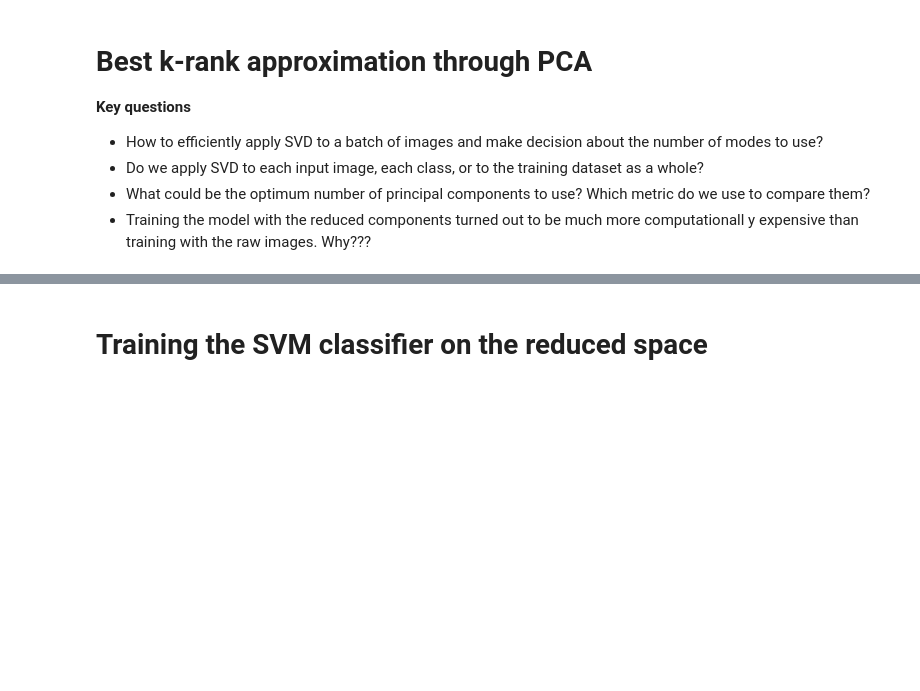
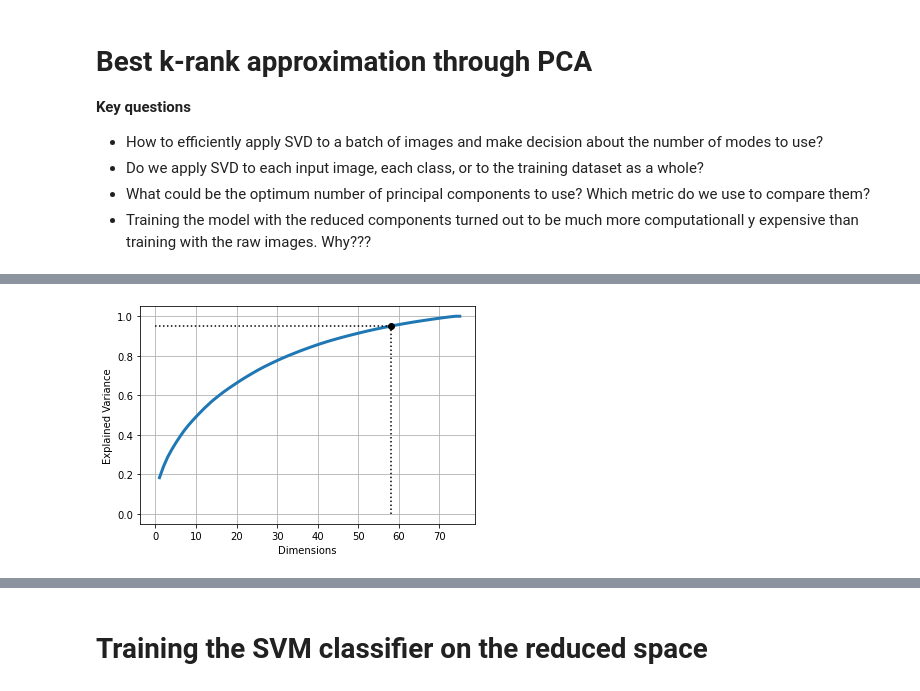
Before and after one commit to sehenaoga/image_classification, a Jupyter notebook: classifiers/SVM_classifier.ipynb, the cells around one changed output, grey strips where cells are left out. Cells and saved outputs as stored; diff of their text form; code cells hidden in the pictures; blank space fills up the shorter version.

```diff
--- a/classifiers/SVM_classifier.ipynb
+++ b/classifiers/SVM_classifier.ipynb
@@ -194,7 +233,8 @@ y_pred_test
 - Training the model with the reduced components turned out to be much more computationall y expensive than training with the raw images. Why???
 # %%
 pca = PCA();
-pca.fit(X_train)
+X_train_centered = X_train - X_train.mean(axis=0) # Test dataset
+pca.fit(X_train_centered)
 cumsum = np.cumsum(pca.explained_variance_ratio_)  #Note that the max number of singular values is the number of images in X_train
 d = np.argmax(cumsum >= 0.95) + 1
 # %%
@@ -202,15 +244,17 @@ d
 # %%
 plt.figure(figsize=(6,4))
-plt.plot(cumsum, linewidth=3)
+plt.plot(range(1,len(cumsum)+1),cumsum, linewidth=3)
 #plt.axis([0, 400, 0, 1])
 plt.xlabel("Dimensions")
 plt.ylabel("Explained Variance")
 plt.plot([d, d], [0, 0.95], "k:")
 plt.plot([0, d], [0.95, 0.95], "k:")
 plt.plot(d, 0.95, "ko")
 #plt.annotate("Elbow", xy=(65, 0.85), xytext=(70, 0.7),
 #             arrowprops=dict(arrowstyle="->"), fontsize=16)
 plt.grid(True)
 plt.show()
+# %% [output]
+[figure, added]
 # %%
 pca = PCA(n_components=0.8)
```
Also changed, not shown: parts of 38 cells of this notebook.
